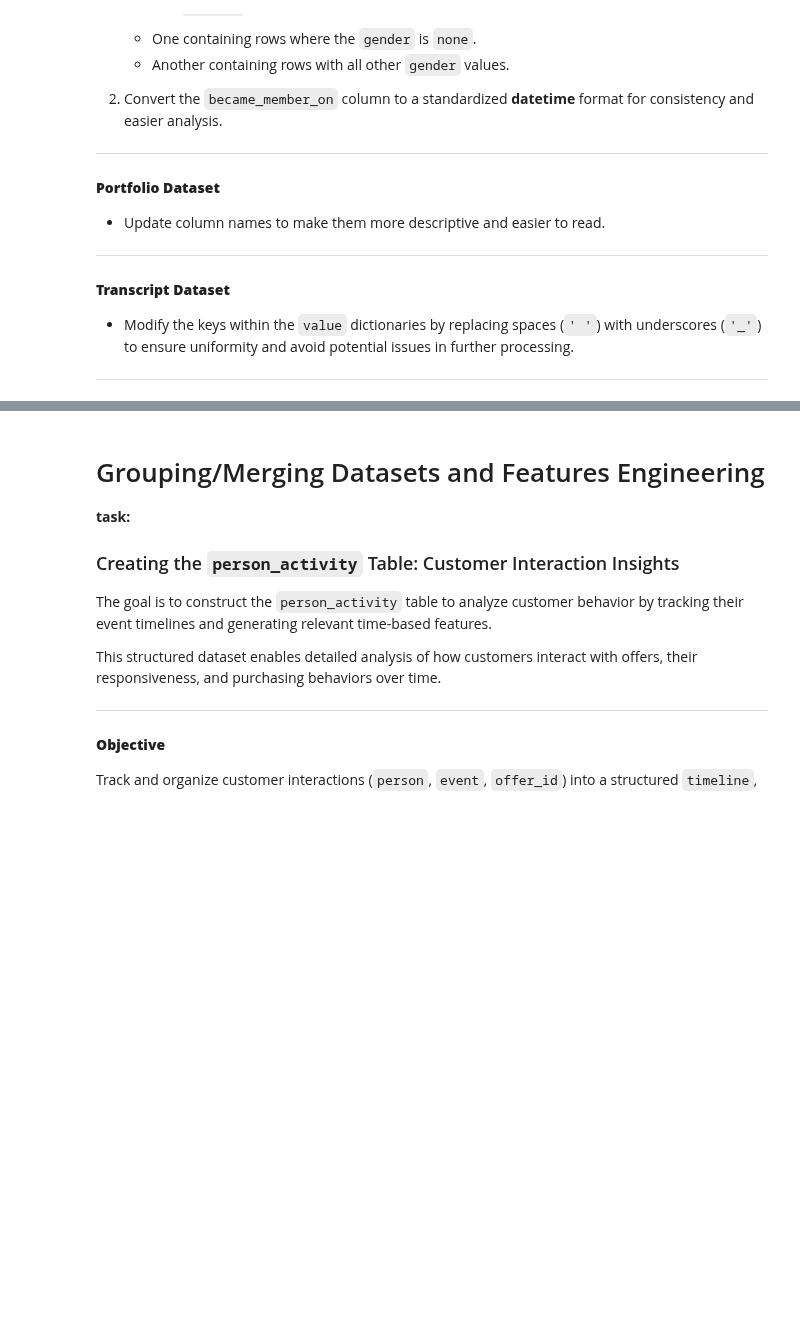
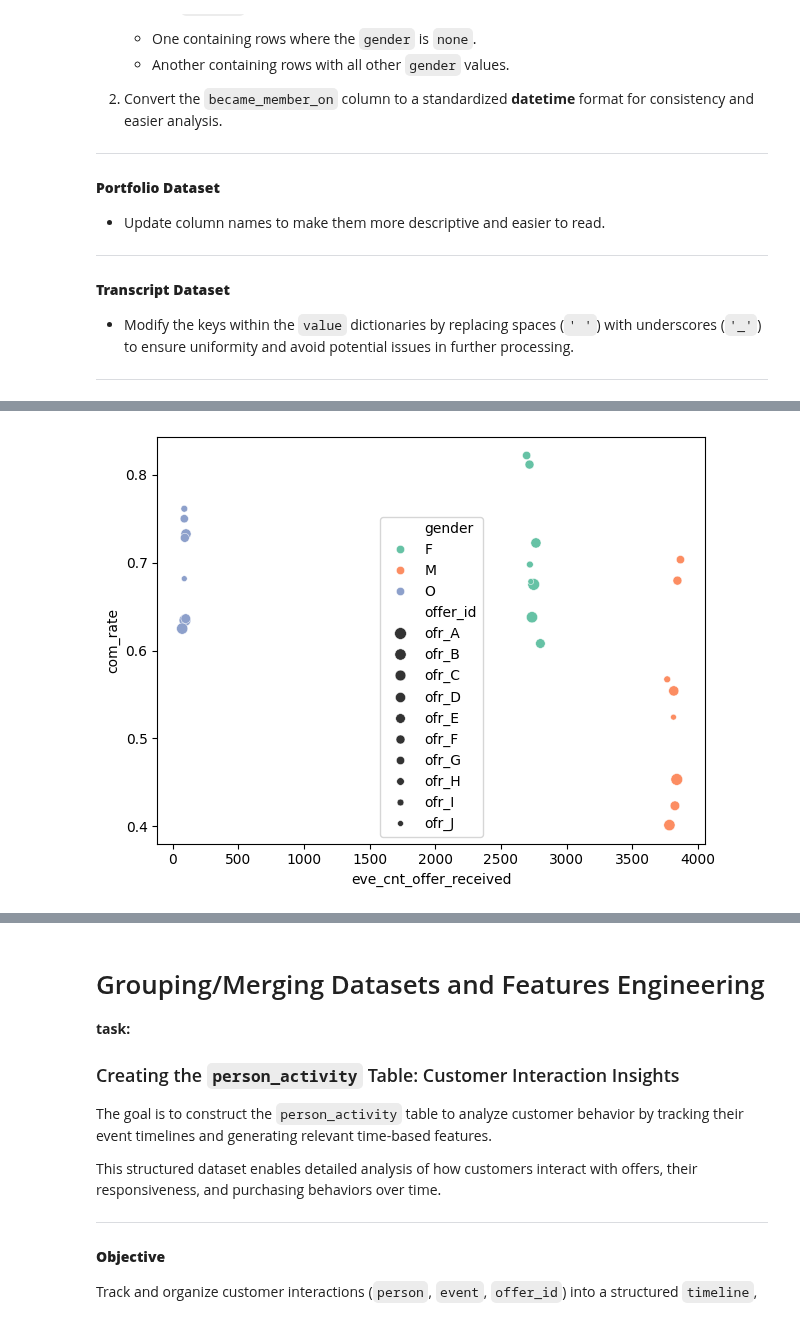
Before and after one commit to Niltonjuniorphd/Starbucks_project, a Jupyter notebook: Starbucks_Capstone_notebook.ipynb, the cells around one changed output, grey strips where cells are left out. Drawn from its saved outputs; the diff is of its cells as text; code cells hidden in the pictures; blank space fills up the shorter version.

```diff
--- a/Starbucks_Capstone_notebook.ipynb
+++ b/Starbucks_Capstone_notebook.ipynb
@@ -226,0 +360,15 @@ transcript_b = pd.concat([transcript, value_df], axis=1).drop('value', axis=1)
+# %%
+event_age = transcript_b.groupby(['offer_id', 'gender', 'event']).agg(
+    eve_cnt = ('event', 'count'),
+    avg_t = ('time', 'mean'),
+    avg_age = ('age', 'mean'),
+
+    ).unstack([2]).round(1).reset_index()
+
+event_age.columns = ['_'.join(col).strip('_') for col in event_age.columns.to_flat_index()]
+
+event_age['com_rate'] = event_age.eve_cnt_offer_completed / event_age.eve_cnt_offer_received
+event_age['view_rate'] = event_age.eve_cnt_offer_viewed / event_age.eve_cnt_offer_received
+event_age['avg_t_diff']  = event_age.avg_t_offer_viewed - event_age.avg_t_offer_received
+
+event_age
@@ -226,0 +393,5 @@ transcript_b = pd.concat([transcript, value_df], axis=1).drop('value', axis=1)
+# %%
+sns.scatterplot(data=event_age, x='eve_cnt_offer_received', y='com_rate', hue='gender', palette='Set2', size='offer_id') 	#
+plt.tight_layout()
+# %% [output]
+[figure, added]
```
Also changed, not shown: parts of 55 cells of this notebook.
